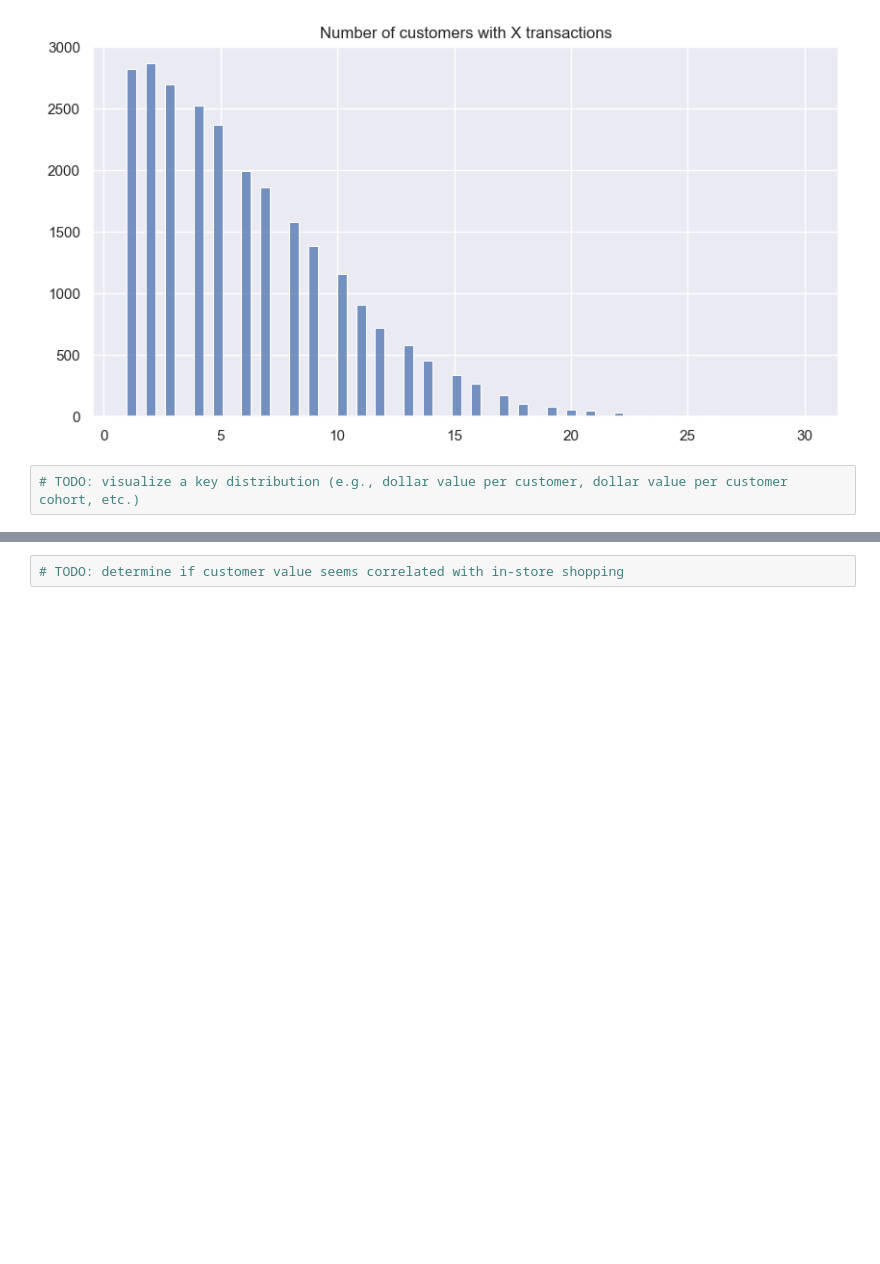
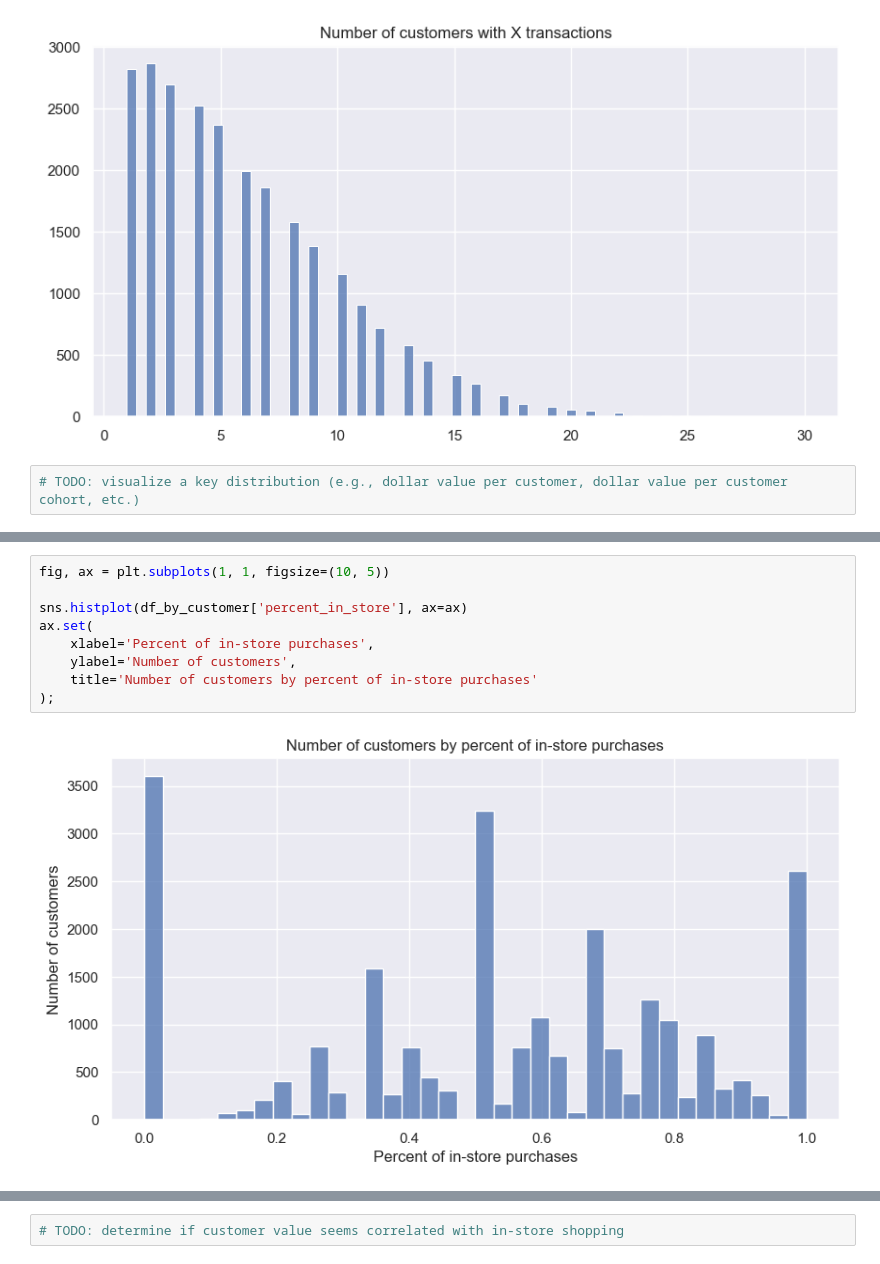
Before and after one commit to pwharrison/corise, a Jupyter notebook: causal-inference/week1_project.ipynb, the cells around one changed output, grey strips where cells are left out. Drawn from its saved outputs; the diff is of its cells as text; blank space fills up the shorter version.

```diff
--- a/causal-inference/week1_project.ipynb
+++ b/causal-inference/week1_project.ipynb
@@ -127,0 +194,11 @@ ax.set(
+# %%
+fig, ax = plt.subplots(1, 1, figsize=(10, 5))
+
+sns.histplot(df_by_customer['percent_in_store'], ax=ax)
+ax.set(
+    xlabel='Percent of in-store purchases',
+    ylabel='Number of customers',
+    title='Number of customers by percent of in-store purchases'
+);
+# %% [output]
+[figure, added]
```
Also changed, not shown: parts of 7 cells of this notebook.
